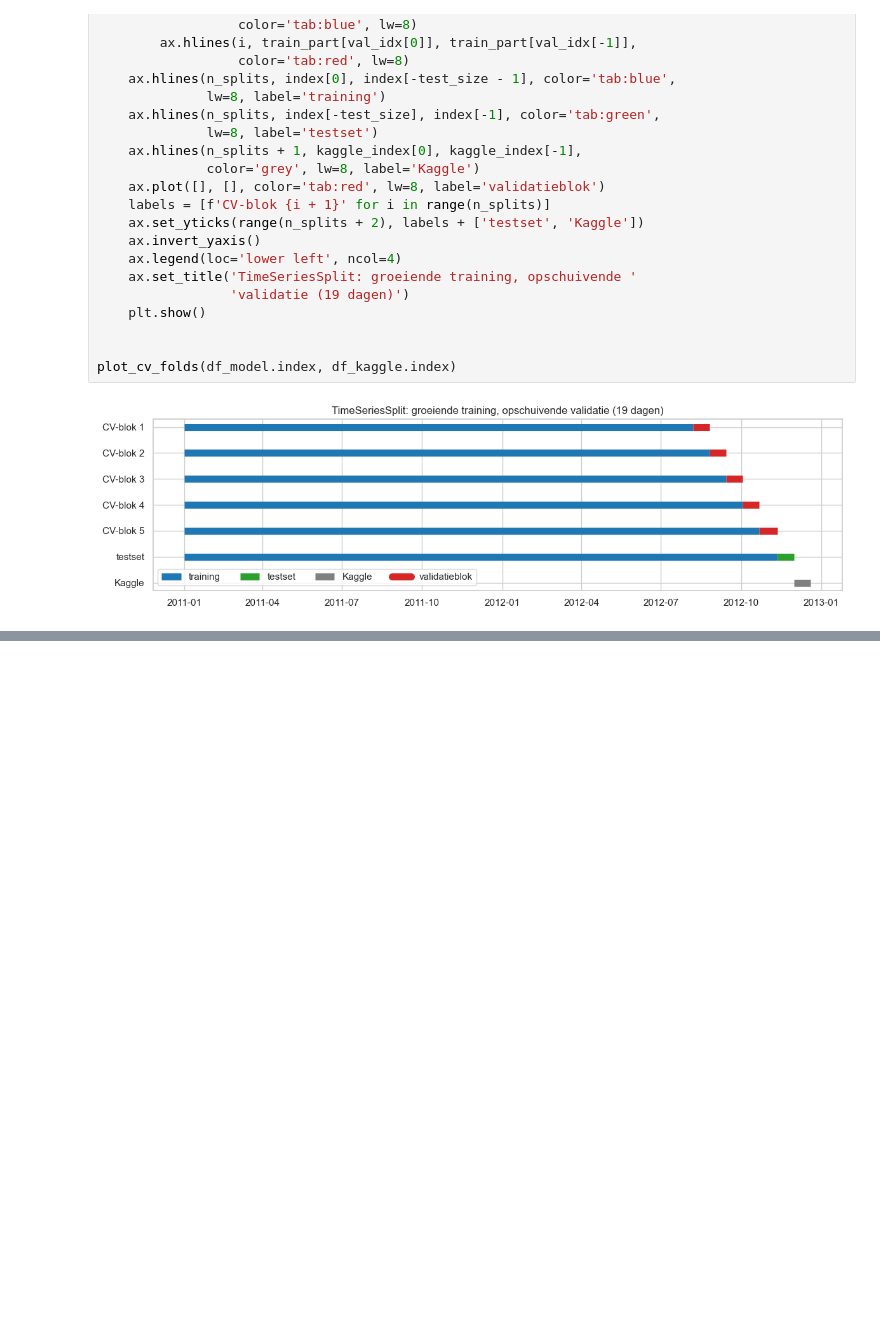
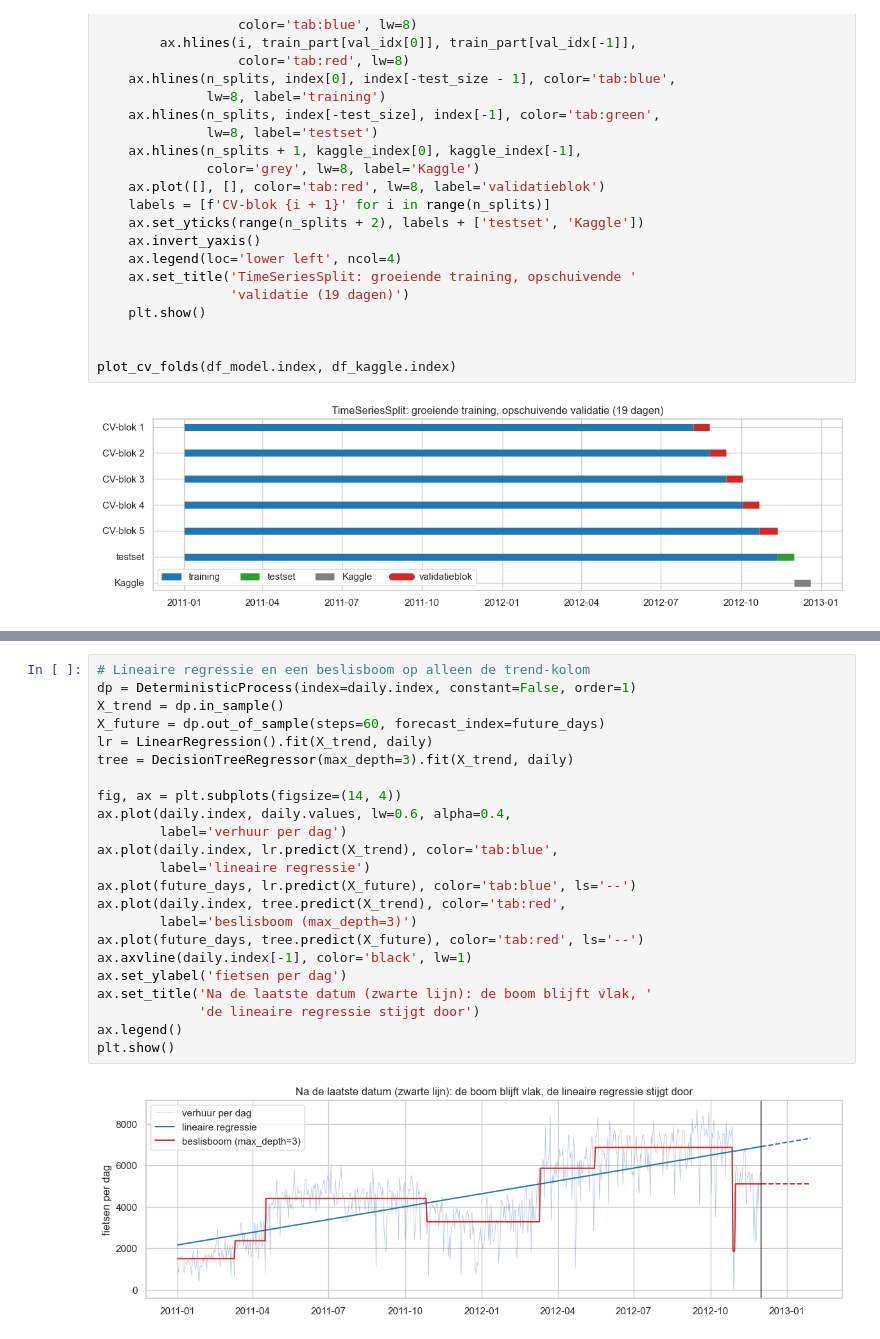
Before and after one commit to AlishaSR2k5/verhuuraantallen-voorspellen, a Jupyter notebook: notebook.ipynb, the cells around one changed output, grey strips where cells are left out. Drawn from its saved outputs; the diff is of its cells as text; blank space fills up the shorter version.

```diff
--- a/notebook.ipynb
+++ b/notebook.ipynb
@@ -806,0 +1256,25 @@ plot_cv_folds(df_model.index, df_kaggle.index)
+# %%
+# Lineaire regressie en een beslisboom op alleen de trend-kolom
+dp = DeterministicProcess(index=daily.index, constant=False, order=1)
+X_trend = dp.in_sample()
+X_future = dp.out_of_sample(steps=60, forecast_index=future_days)
+lr = LinearRegression().fit(X_trend, daily)
+tree = DecisionTreeRegressor(max_depth=3).fit(X_trend, daily)
+
+fig, ax = plt.subplots(figsize=(14, 4))
+ax.plot(daily.index, daily.values, lw=0.6, alpha=0.4,
+        label='verhuur per dag')
+ax.plot(daily.index, lr.predict(X_trend), color='tab:blue',
+        label='lineaire regressie')
+ax.plot(future_days, lr.predict(X_future), color='tab:blue', ls='--')
+ax.plot(daily.index, tree.predict(X_trend), color='tab:red',
+        label='beslisboom (max_depth=3)')
+ax.plot(future_days, tree.predict(X_future), color='tab:red', ls='--')
+ax.axvline(daily.index[-1], color='black', lw=1)
+ax.set_ylabel('fietsen per dag')
+ax.set_title('Na de laatste datum (zwarte lijn): de boom blijft vlak, '
+             'de lineaire regressie stijgt door')
+ax.legend()
+plt.show()
+# %% [output]
+[figure, added]
```
Also changed, not shown: parts of 11 cells of this notebook.
